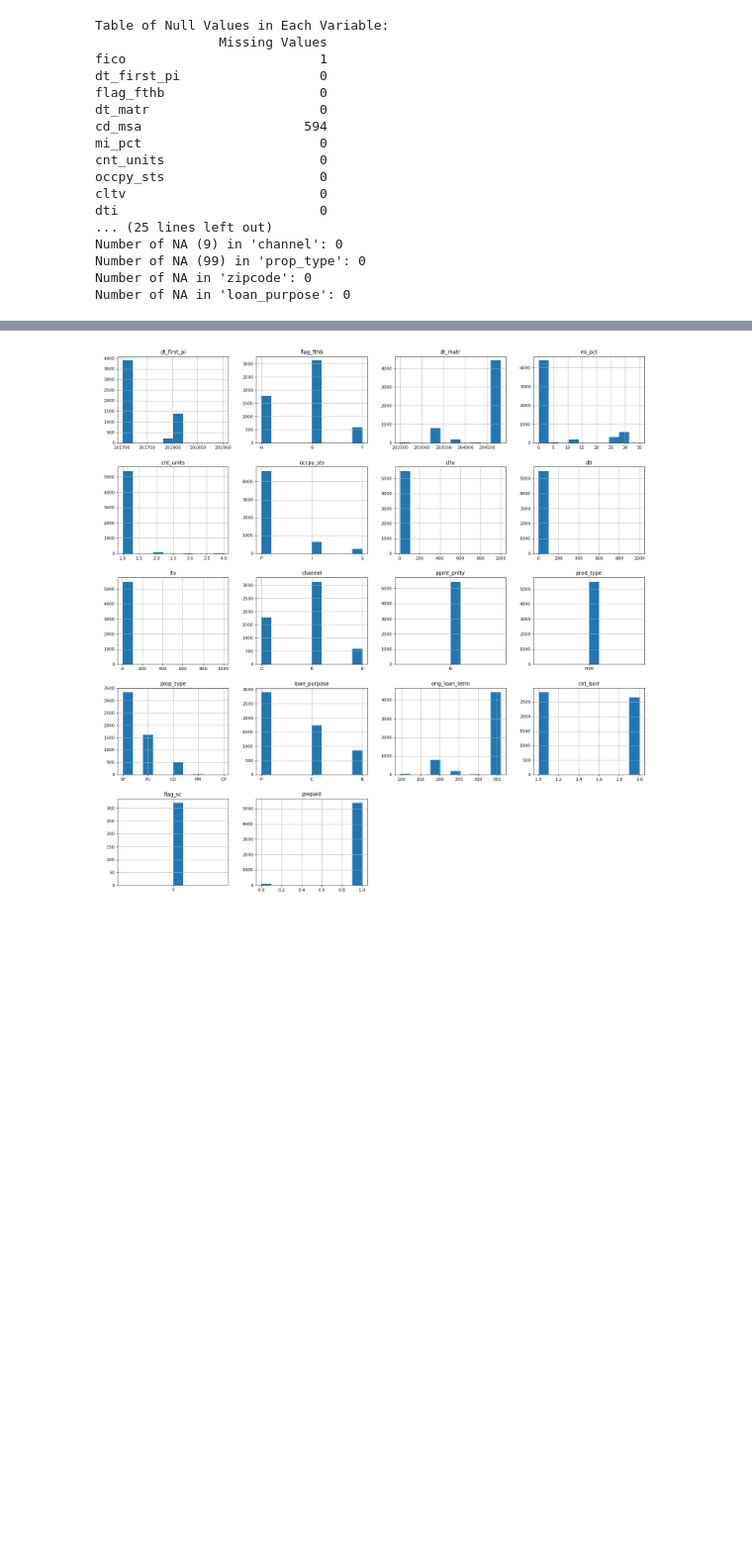
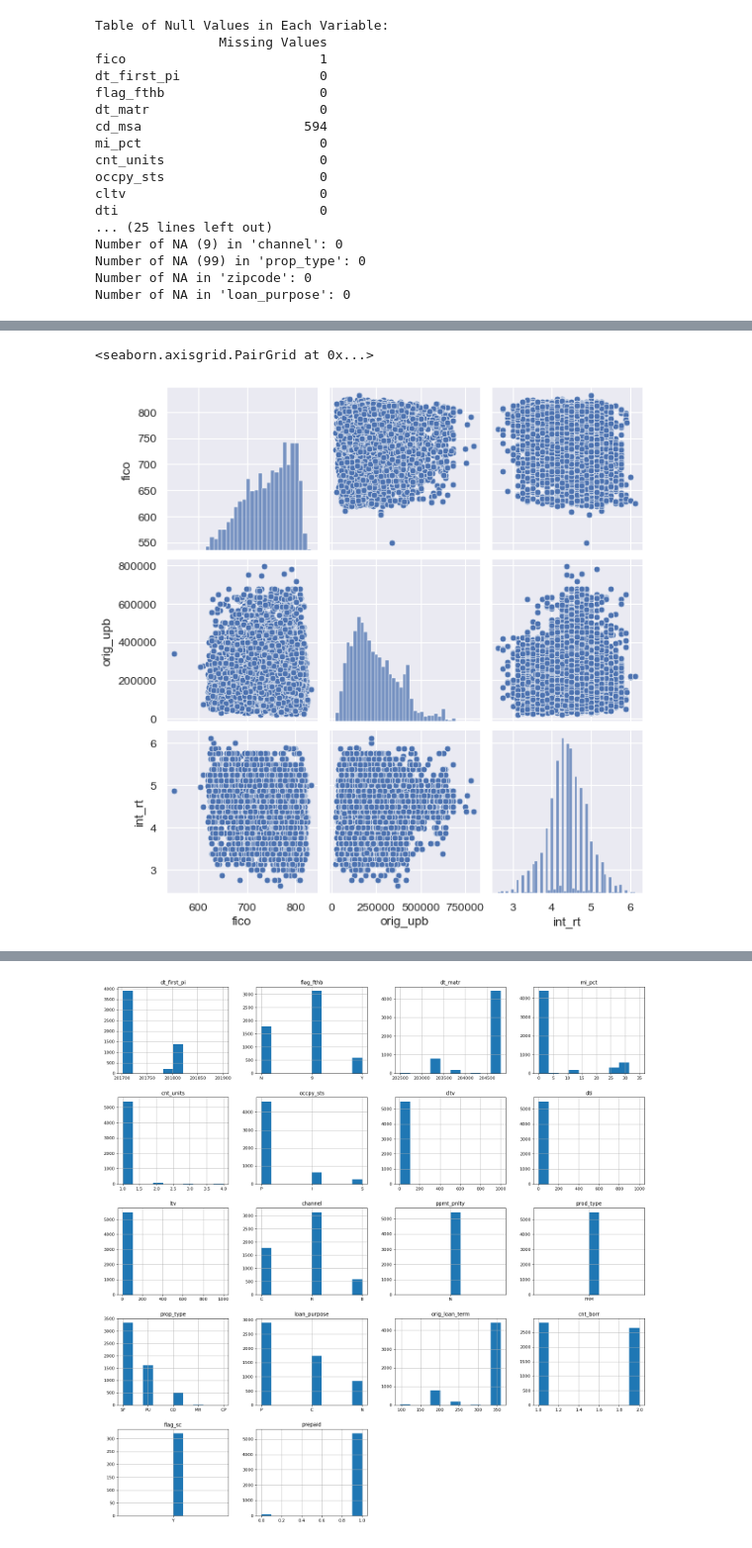
Before and after one commit to abalone88/ml_proj2, a Jupyter notebook: project2_materials/project2.ipynb, the cells around one changed output, grey strips where cells are left out. Shown at 99% size. Cells and saved outputs as stored; diff of their text form; code cells hidden in the pictures; blank space fills up the shorter version.

```diff
--- a/project2_materials/project2.ipynb
+++ b/project2_materials/project2.ipynb
@@ -139,0 +162,5 @@ plt.show()
+# %%
+sns.pairplot(d[num_var])
+# %% [output]
+<seaborn.axisgrid.PairGrid at 0x...>
+[figure, added]
```
Also changed, not shown: parts of 5 cells of this notebook.
